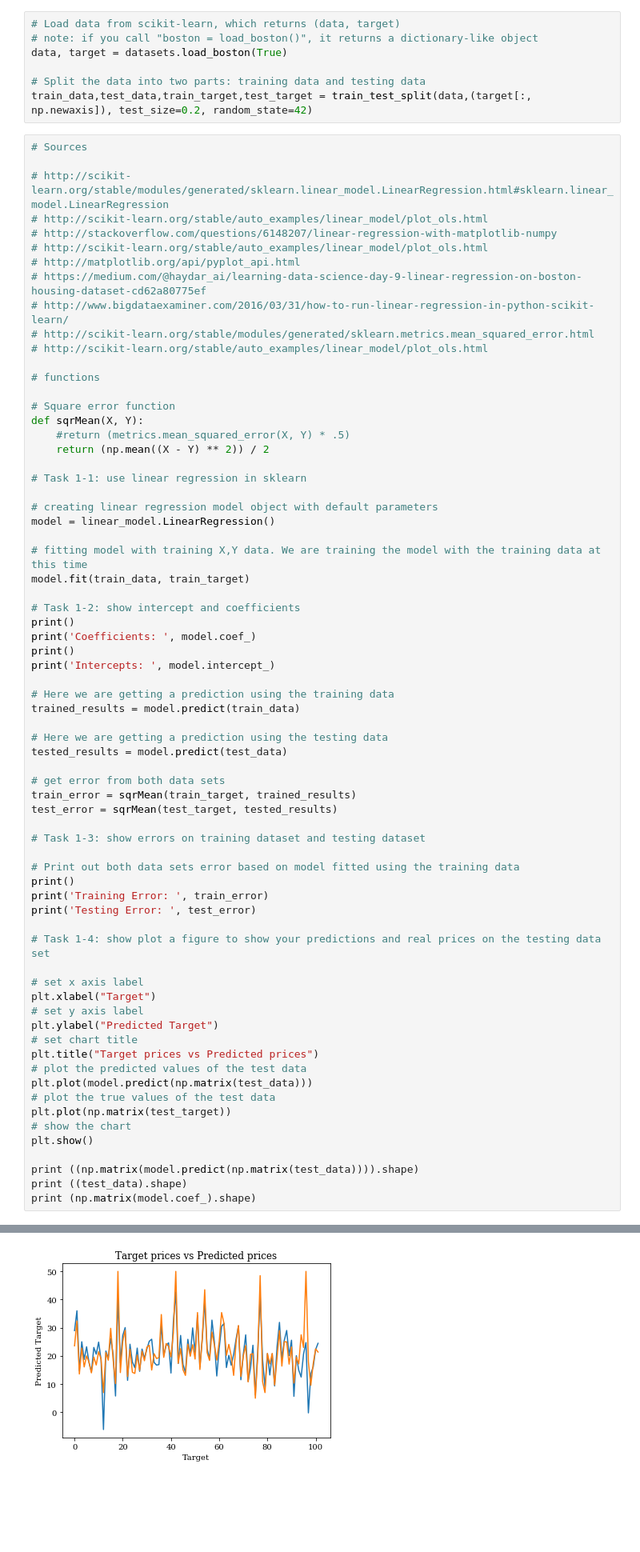
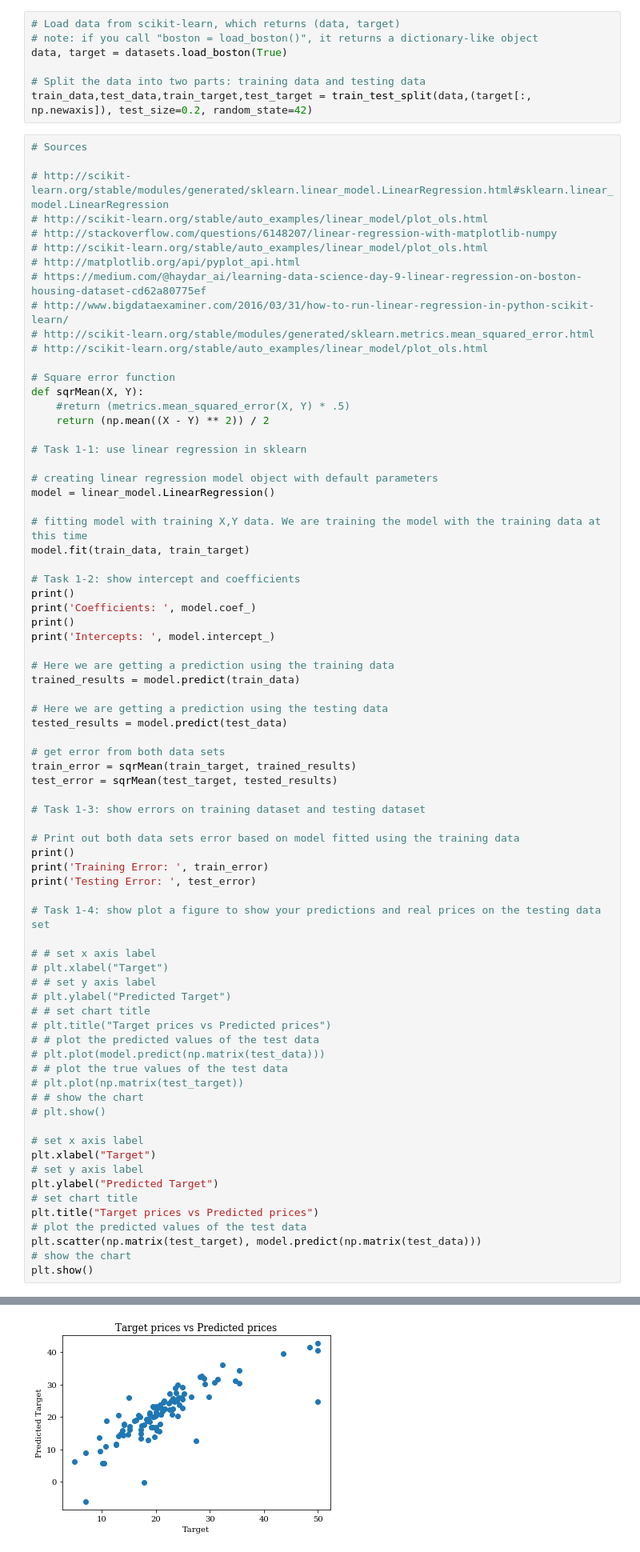
Before and after one commit to TannerS/BostonDataMachineLearning, a Jupyter notebook: BostonData.ipynb, the cells around one changed output, grey strips where cells are left out. Shown: that part at 80% size. Drawn from its saved outputs; the diff is of its cells as text; blank space fills up the shorter version.

Commit message:
- Changed graph to one professor liked

```diff
--- a/BostonData.ipynb
+++ b/BostonData.ipynb
@@ -30,8 +30,6 @@ train_data,test_data,train_target,test_target = train_test_split(data,(target[:,
 # http://www.bigdataexaminer.com/2016/03/31/how-to-run-linear-regression-in-python-scikit-learn/
 # http://scikit-learn.org/stable/modules/generated/sklearn.metrics.mean_squared_error.html
 # http://scikit-learn.org/stable/auto_examples/linear_model/plot_ols.html
-
-# functions
 
 # Square error function
 def sqrMean(X, Y):
@@ -71,6 +69,19 @@ print('Testing Error: ', test_error)
 
 # Task 1-4: show plot a figure to show your predictions and real prices on the testing data set
 
+# # set x axis label
+# plt.xlabel("Target")
+# # set y axis label
+# plt.ylabel("Predicted Target")
+# # set chart title
+# plt.title("Target prices vs Predicted prices")
+# # plot the predicted values of the test data
+# plt.plot(model.predict(np.matrix(test_data)))
+# # plot the true values of the test data
+# plt.plot(np.matrix(test_target))
+# # show the chart
+# plt.show()
+
 # set x axis label
 plt.xlabel("Target")
 # set y axis label
@@ -78,13 +89,7 @@ plt.ylabel("Predicted Target")
 # set chart title
 plt.title("Target prices vs Predicted prices")
 # plot the predicted values of the test data
-plt.plot(model.predict(np.matrix(test_data)))
-# plot the true values of the test data
-plt.plot(np.matrix(test_target))
+plt.scatter(np.matrix(test_target), model.predict(np.matrix(test_data)))
 # show the chart
 plt.show()
-
-print ((np.matrix(model.predict(np.matrix(test_data)))).shape)
-print ((test_data).shape)
-print (np.matrix(model.coef_).shape)
 # %% [output]
@@ -97,4 +101,4 @@ Intercepts:  [ 30.28894834]
 
 Training Error:  10.8207870483
 Testing Error:  12.1557134648
-[figure, old version]
+[figure, new version]
```
Also changed, not shown: parts of 2 cells of this notebook.
